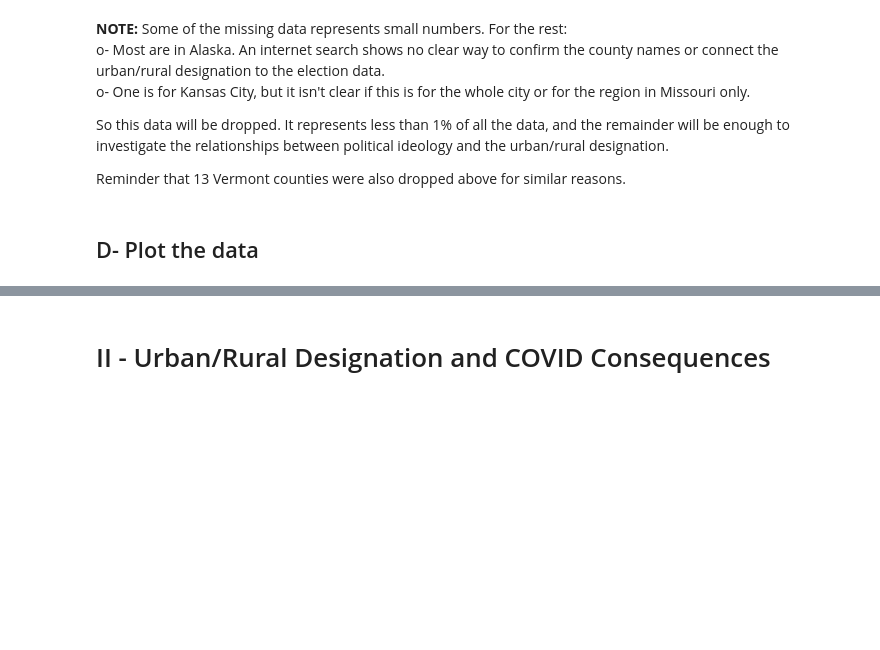
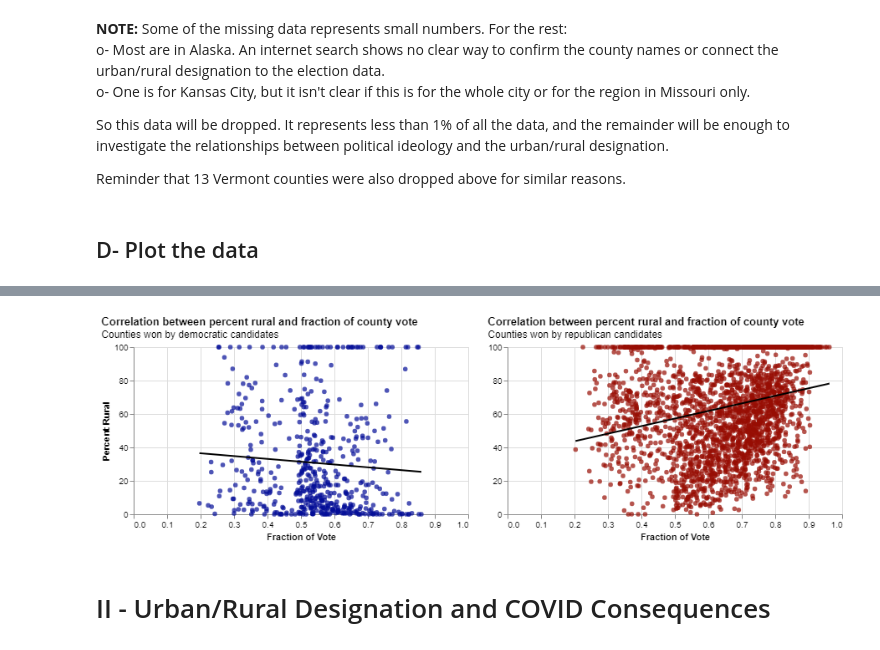
Before and after one commit to sjtalkar/Milestone1BPresidentialElectionAndCovid, a Jupyter notebook: CodeForPresidentialElectionsAndCovid/UrbanRuralConnection.ipynb, the cells around one changed output, grey strips where cells are left out. Cells and saved outputs as stored; diff of their text form; code cells hidden in the pictures; blank space fills up the shorter version.

```diff
--- a/CodeForPresidentialElectionsAndCovid/UrbanRuralConnection.ipynb
+++ b/CodeForPresidentialElectionsAndCovid/UrbanRuralConnection.ipynb
@@ -204,5 +208,5 @@ SomeChart
 # %%
 
-SomeChart = UrbanRuralCorrelation()
+SomeChart = UrbanRuralCorrelation(PEUrbanRuralDF)
 SomeChart
 # %% [output]
@@ -210,3 +213,4 @@ SomeChart
+[figure, added]
 # %% [markdown]
 # II - Urban/Rural Designation and COVID Consequences
 # %%
```
Also changed, not shown: parts of 7 cells of this notebook, 2 other files.
